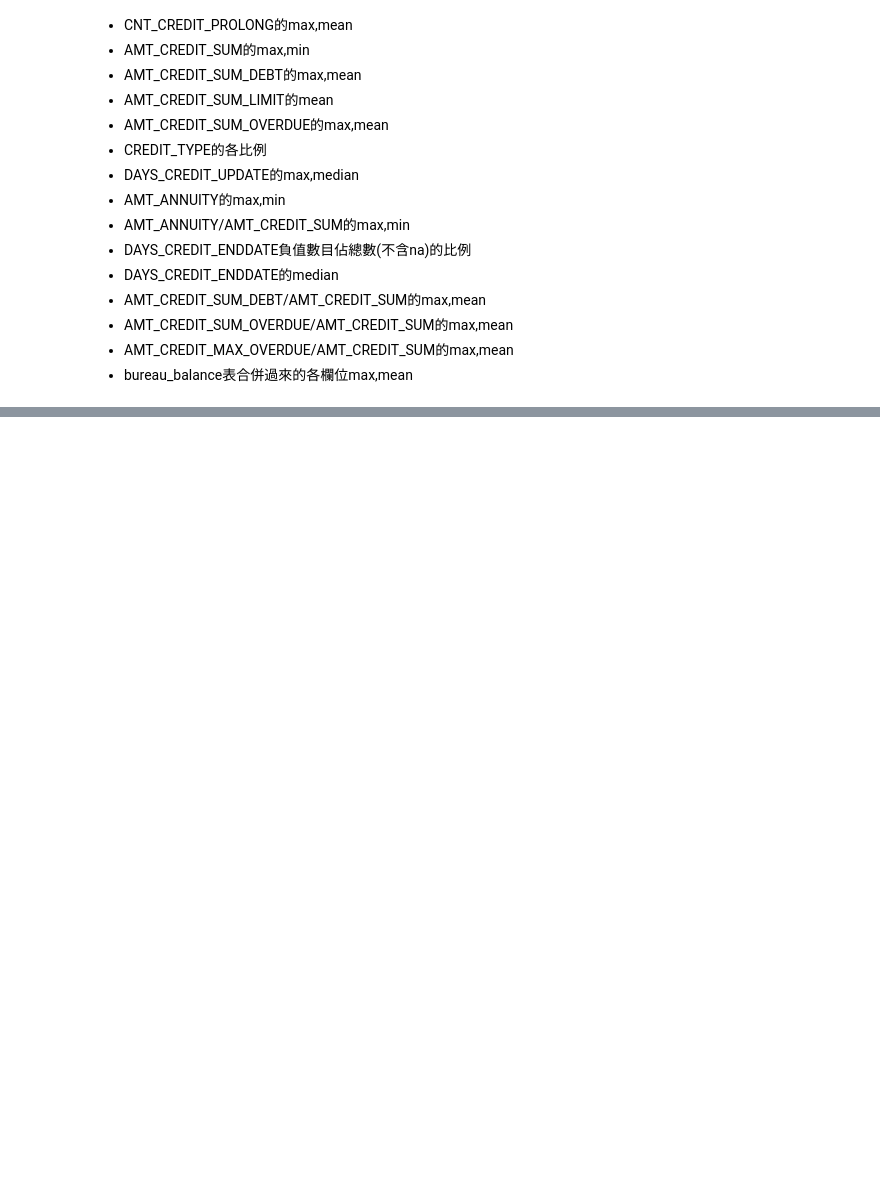
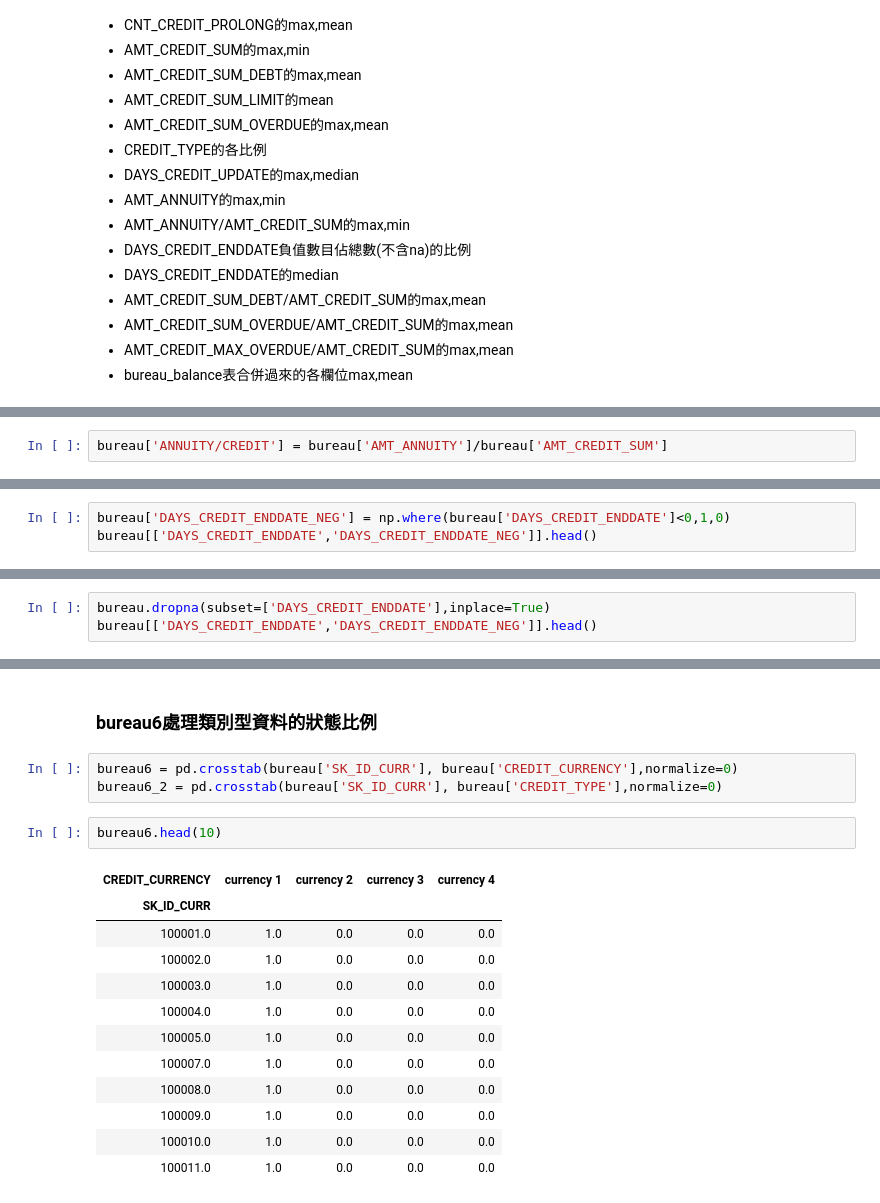
Before and after one commit to stansuo/BDSE12-Group3, a Jupyter notebook: notebooks/homecdt_fteng/ht_Bureau_FE.ipynb, the cells around one changed output, grey strips where cells are left out. Drawn from its saved outputs; the diff is of its cells as text; blank space fills up the shorter version.

```diff
--- a/notebooks/homecdt_fteng/ht_Bureau_FE.ipynb
+++ b/notebooks/homecdt_fteng/ht_Bureau_FE.ipynb
@@ -197,0 +312,2 @@ test_1.reset_index(level=('SK_ID_CURR'),inplace=True)
+# %%
+bureau['ANNUITY/CREDIT'] = bureau['AMT_ANNUITY']/bureau['AMT_CREDIT_SUM']
@@ -197,0 +382,3 @@ test_1.reset_index(level=('SK_ID_CURR'),inplace=True)
+# %%
+bureau['DAYS_CREDIT_ENDDATE_NEG'] = np.where(bureau['DAYS_CREDIT_ENDDATE']<0,1,0)
+bureau[['DAYS_CREDIT_ENDDATE','DAYS_CREDIT_ENDDATE_NEG']].head()
@@ -197,0 +392,3 @@ test_1.reset_index(level=('SK_ID_CURR'),inplace=True)
+# %%
+bureau.dropna(subset=['DAYS_CREDIT_ENDDATE'],inplace=True)
+bureau[['DAYS_CREDIT_ENDDATE','DAYS_CREDIT_ENDDATE_NEG']].head()
@@ -197,0 +429,20 @@ test_1.reset_index(level=('SK_ID_CURR'),inplace=True)
+# %% [markdown]
+### bureau6處理類別型資料的狀態比例
+# %%
+bureau6 = pd.crosstab(bureau['SK_ID_CURR'], bureau['CREDIT_CURRENCY'],normalize=0)
+bureau6_2 = pd.crosstab(bureau['SK_ID_CURR'], bureau['CREDIT_TYPE'],normalize=0)
+# %%
+bureau6.head(10)
+# %% [output]
+| CREDIT_CURRENCY | currency 1 | currency 2 | currency 3 | currency 4 |
+| SK_ID_CURR |  |  |  |  |
+| 100001.0 | 1.0 | 0.0 | 0.0 | 0.0 |
+| 100002.0 | 1.0 | 0.0 | 0.0 | 0.0 |
+| 100003.0 | 1.0 | 0.0 | 0.0 | 0.0 |
+| 100004.0 | 1.0 | 0.0 | 0.0 | 0.0 |
+| 100005.0 | 1.0 | 0.0 | 0.0 | 0.0 |
+| 100007.0 | 1.0 | 0.0 | 0.0 | 0.0 |
+| 100008.0 | 1.0 | 0.0 | 0.0 | 0.0 |
+| 100009.0 | 1.0 | 0.0 | 0.0 | 0.0 |
+| 100010.0 | 1.0 | 0.0 | 0.0 | 0.0 |
+| 100011.0 | 1.0 | 0.0 | 0.0 | 0.0 |
```
Also changed, not shown: parts of 50 cells of this notebook, 2 other files.
